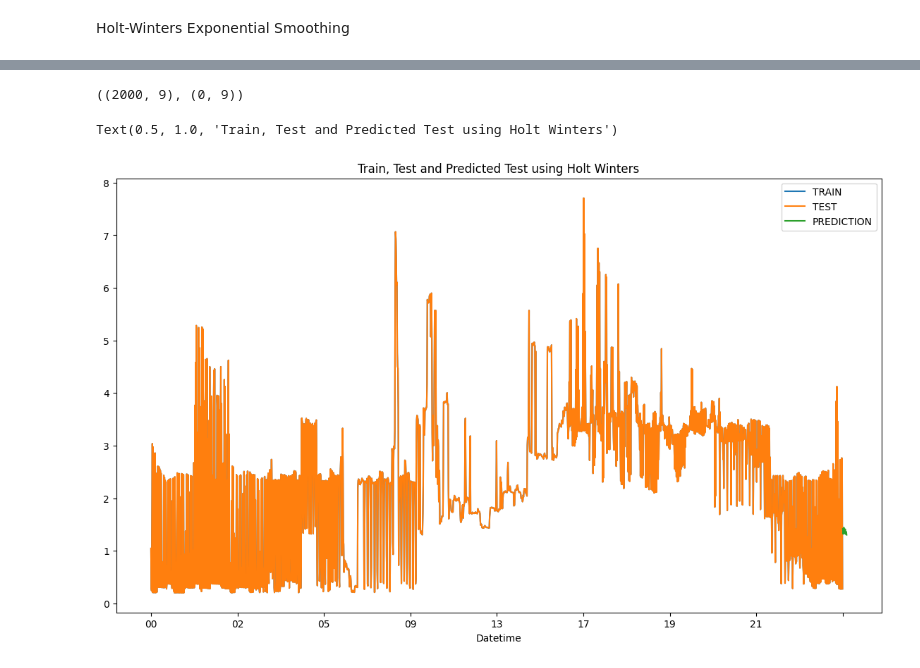
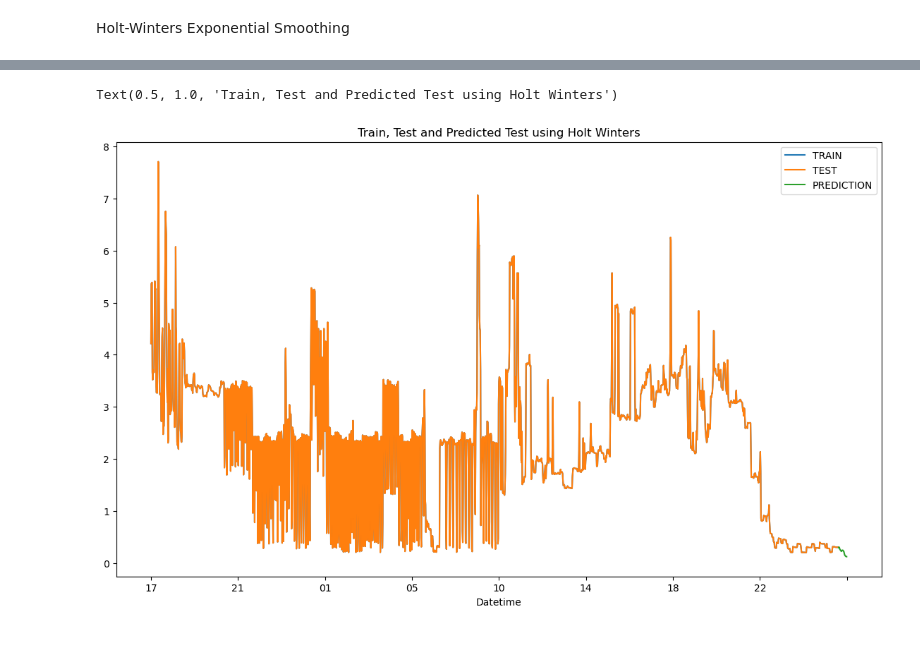
Before and after one commit to Enkhbayasgalan97/CA1-2026163, a Jupyter notebook: CA1.ipynb, the cells around one changed output, grey strips where cells are left out. Saved outputs shown, nothing was run; the diff lists cells and outputs as text; code cells hidden in the pictures; blank space fills up the shorter version.

```diff
--- a/CA1.ipynb
+++ b/CA1.ipynb
@@ -1138,28 +1210,3 @@ es.initialize_seasonalilty(sample_df_2['Global_active_power'], 24)
 sample_df_2['TEF001'] = es.triple_exp_smoothing(sample_df_2['Global_active_power'], 12, 0, 0, 1)
 sample_df_2['TEF010'] = es.triple_exp_smoothing(sample_df_2['Global_active_power'], 12, 0, 1, 0)
 sample_df_2['TEF100'] = es.triple_exp_smoothing(sample_df_2['Global_active_power'], 12, 1, 0, 0)
-# %%
-
-sample_df_2.index=pd.to_datetime(sample_df_2.index, format="%H", errors="coerce")
-sample_df_2=sample_df_2.sort_index()
-sample_df_2.index=sample_df_2.index.strftime("%H")
-
-
-# plot the results for three different cases
-fig = plt.figure(figsize=(5.5, 5.5))
-ax = fig.add_subplot(3,1,1)
-sample_df_2['Global_active_power'].plot(color='b', linestyle = '-', ax=ax)
-sample_df_2['TEF001'].plot(color='r', linestyle = '--', ax=ax)
-ax.set_title('TES: alpha=0, beta=0, gamma=1')
-
-ax = fig.add_subplot(3,1,2)
-sample_df_2['Global_active_power'].plot(color='b', linestyle = '-', ax=ax)
-sample_df_2['TEF010'].plot(color='r', linestyle = '--', ax=ax)
-ax.set_title('TES: alpha=0, beta=1, gamma=0')
-
-ax = fig.add_subplot(3,1,3)
-sample_df_2['Global_active_power'].plot(color='b', linestyle = '-', ax=ax)
-sample_df_2['TEF100'].plot(color='r', linestyle = '--', ax=ax)
-ax.set_title('TES: alpha=1, beta=0, gamma=0')
-fig.subplots_adjust(hspace=.5)
-plt.show()
@@ -1234,10 +1265,7 @@ df_1.head()
 # %%
 from statsmodels.tsa.holtwinters import ExponentialSmoothing as HWES
 # %%
-# Split between the training and the test data sets. The last 12 periods form the test data.
-sample_df_3_train = sample_df_3.iloc[:-24]    # Remove last 12 rows
-sample_df_3_test = sample_df_3.iloc[-24:]     # Consider only last 12 rows
-
-# Display the size of the dataframes
-sample_df_3_train.shape, sample_df_3_test.shape
+sample_df_2_train = sample_df_2.iloc[:-24]
+sample_df_2_test = sample_df_2.iloc[-24:]
+sample_df_2_train.shape, sample_df_2_test.shape
 # %% [output]
@@ -1323,24 +1310,14 @@ sample_df_2[['Global_active_power','HWES3_ADD','HWES3_MUL']].plot(
-# %%
-train_power = sample_df_2[:2000]
-test_power = sample_df_2[2000:]
-
-train_power.shape, test_power.shape
-# %% [output]
-((2000, 9), (0, 9))
 # %%
-# Call ExponentialSmoothing() for the train_airline['Thousands of Passengers'] dataset
-fitted_model = ExponentialSmoothing(train_power['Global_active_power'],
+fitted_model = ExponentialSmoothing(sample_df_2_train['Global_active_power'],
                                     trend = 'mul', seasonal = 'mul', seasonal_periods = 24).fit()
 
-# The number of out of sample forecasts from the end of the sample.
-test_predictions = fitted_model.forecast(12)
+test_predictions = fitted_model.forecast(24)
 
-train_power['Global_active_power'].plot(legend = True, label = 'TRAIN')
-train_power['Global_active_power'].plot(legend = True, label = 'TEST', figsize = (14, 8))
+sample_df_2_train['Global_active_power'].plot(legend = True, label = 'TRAIN')
+sample_df_2_train['Global_active_power'].plot(legend = True, label = 'TEST', figsize = (14, 8))
 test_predictions.plot(legend = True, label = 'PREDICTION')
 
-# Display the title of the figure
 plt.title('Train, Test and Predicted Test using Holt Winters')
 # %% [output]
 Text(0.5, 1.0, 'Train, Test and Predicted Test using Holt Winters')
-[figure, old version]
+[figure, new version]
```
Also changed, not shown: parts of 66 cells of this notebook, 2 other files.
